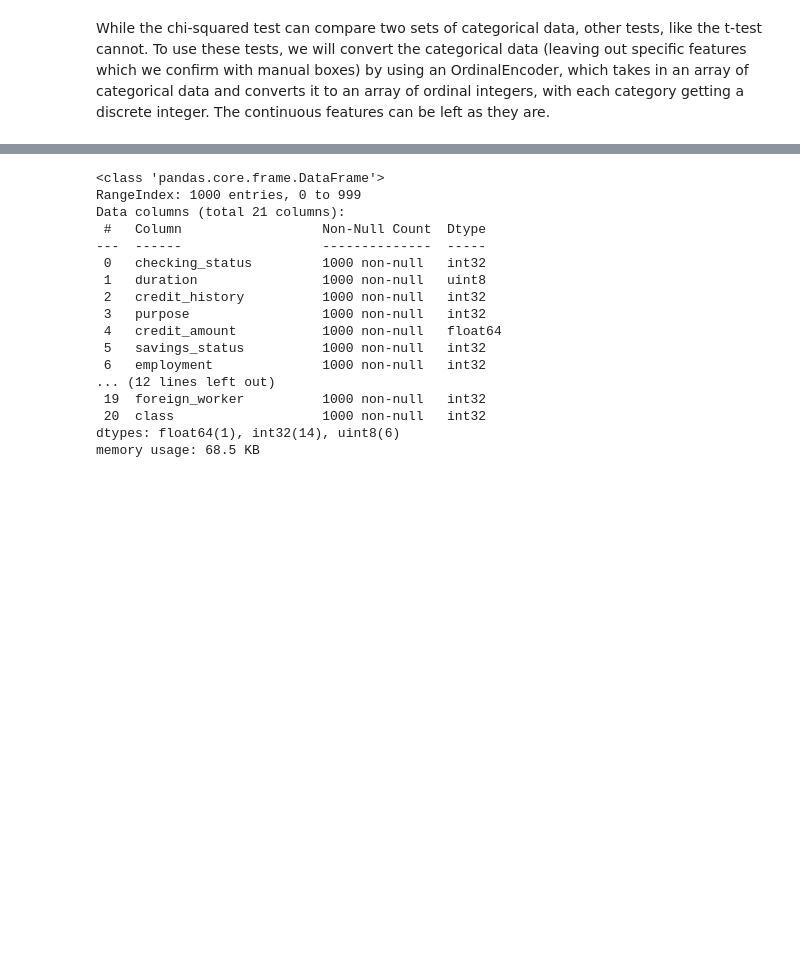
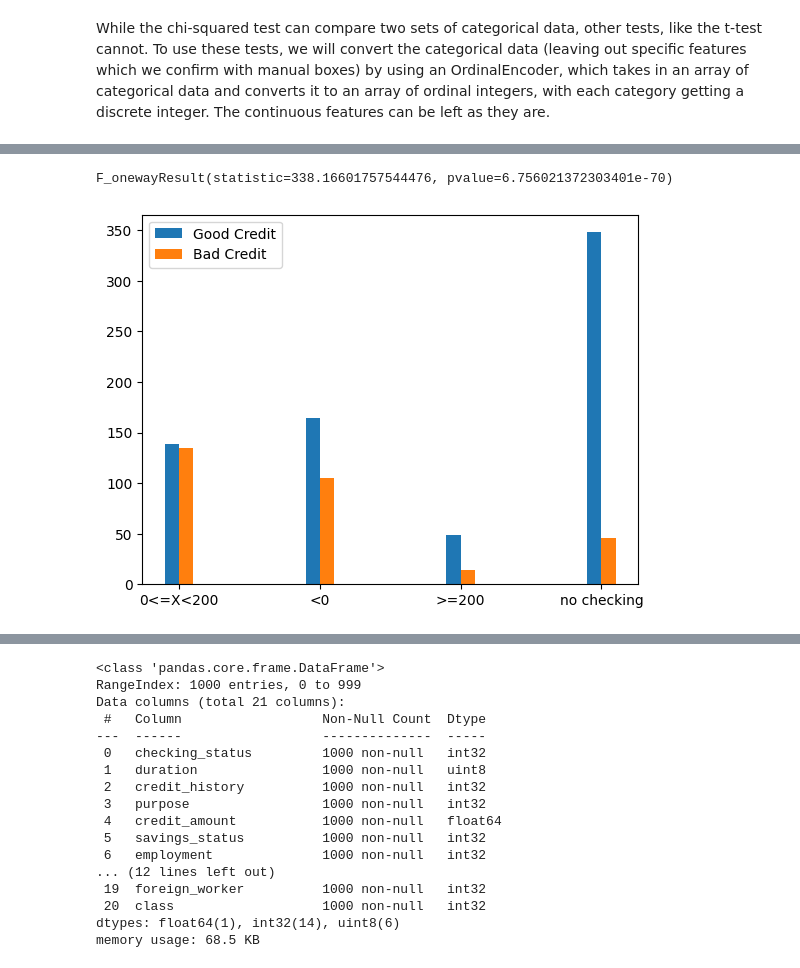
Before and after one commit to Asatheesh6561/CMSC320-Final-Project, a Jupyter notebook: CMSC320-Final-Project/final-project.ipynb, the cells around one changed output, grey strips where cells are left out. Saved outputs shown, nothing was run; the diff lists cells and outputs as text; code cells hidden in the pictures; blank space fills up the shorter version.

```diff
--- a/CMSC320-Final-Project/final-project.ipynb
+++ b/CMSC320-Final-Project/final-project.ipynb
@@ -109,0 +116,16 @@ While the chi-squared test can compare two sets of categorical data, other tests
+# %%
+f_oneway(df['checking_status'].apply(lambda x: {'no checking': 0, '<0': -1, '0<=X<200': 1, '>=200': 2}.get(x)), df['class'])
+# %% [output]
+F_onewayResult(statistic=338.16601757544476, pvalue=6.756021372303401e-70)
+# %%
+blue_bar = list(df[df['class'] == 1].groupby('checking_status').size())
+orange_bar = list(df[df['class'] == 0].groupby('checking_status').size())
+ind = np.arange(4)
+width = 0.1
+plt.bar(ind, blue_bar , 0.1, label='Good Credit')
+plt.bar(ind + 0.1, orange_bar, width, label='Bad Credit')
+plt.xticks(ind + 0.05, sorted(list(df['checking_status'].unique())))
+plt.legend(loc='best')
+plt.show()
+# %% [output]
+[figure, added]
```
Also changed, not shown: parts of 9 cells of this notebook.
